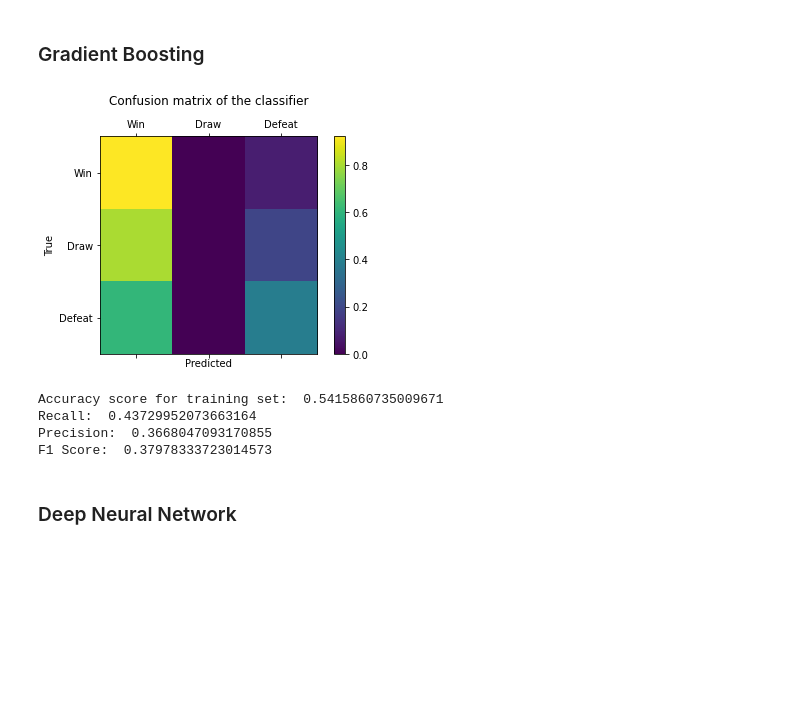
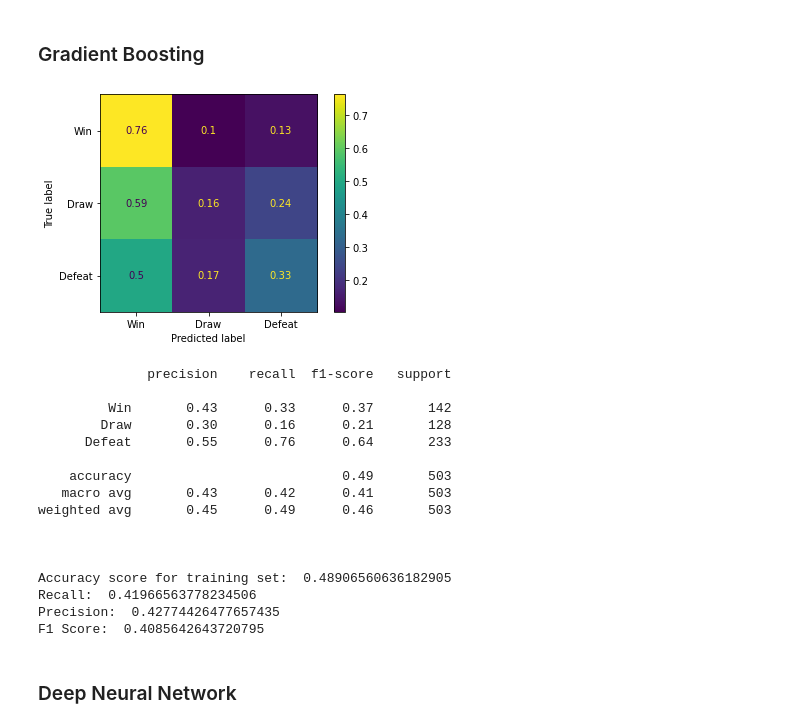
Before and after one commit to motapinto/football-classification-predications, a Jupyter notebook: src/Supervised Learning Models.ipynb, the cells around one changed output. Cells and saved outputs as stored; diff of their text form; code cells hidden in the pictures; blank space fills up the shorter version.

```diff
--- a/src/Supervised Learning Models.ipynb
+++ b/src/Supervised Learning Models.ipynb
@@ -935,22 +936,18 @@ def predict_proba(clf, X_test):
     return clf.predict_proba(X_test)
 
 def predict_metrics(y_test, y_predict):
-    labels = ['Win', 'Draw', 'Defeat']
+    ls = ['Win', 'Draw', 'Defeat']
 
-    # Confusion matrix
-    cm = metrics.confusion_matrix(y_test, y_predict, labels, normalize='true')
-    fig = plt.figure()
-    ax = fig.add_subplot(111)
-    cax = ax.matshow(cm)
-    plt.title('Confusion matrix of the classifier\n')
-    fig.colorbar(cax)
-    ax.set_xticklabels([''] + labels)
-    ax.set_yticklabels([''] + labels)
-    plt.xlabel('Predicted')
-    plt.ylabel('True')
+    from sklearn.metrics import ConfusionMatrixDisplay
+    cm = metrics.confusion_matrix(y_test, y_predict, ls, normalize='true')
+    disp = ConfusionMatrixDisplay(confusion_matrix=cm, display_labels=ls)
+    disp.plot(include_values=True)
     plt.show()
 
-    print("Accuracy score for training set: ", metrics.accuracy_score(y_test, y_predict))
+    from sklearn.metrics import classification_report
+    print(classification_report(y_test, y_predict, target_names=ls))
+
+    print("\n\nAccuracy score for training set: ", metrics.accuracy_score(y_test, y_predict))
     print("Recall: ", metrics.recall_score(y_test, y_predict, average='macro'))
     print("Precision: ", metrics.precision_score(y_test, y_predict, average='macro'))
     print("F1 Score: ", metrics.f1_score(y_test, y_predict, average='macro'))
@@ -975,7 +972,7 @@ def train_predict(clf, X_train, y_train, X_test, y_test):
     train_model(clf, X_train, y_train)
     y_predict = predict_outcome(clf, X_test)
     predict_metrics(y_test, y_predict)
-    roc_curve(predict_proba(clf, X_test)[:,1])
+    #roc_curve(predict_proba(clf, X_test)[:,1])
 
 def train_predict_nn(clf, X_train, y_train, X_test, y_test, encoder):
     train_model_nn(clf, X_train, y_train)
@@ -1066,14 +1109,26 @@ F1 Score:  0.3875726966636057
 # %% [markdown]
 ### Gradient Boosting
 # %%
-clf = XGBClassifier(max_depth=20, eta=0.15, gamma=15, subsample=0.1)
+clf = XGBClassifier(max_depth=20)
 train_predict(clf, X_train, y_train, X_test, y_test)
 # %% [output]
-[figure, old version]
+[figure, new version]
-Accuracy score for training set:  0.5415860735009671
-Recall:  0.43729952073663164
-Precision:  0.3668047093170855
-F1 Score:  0.37978333723014573
+              precision    recall  f1-score   support
+
+         Win       0.43      0.33      0.37       142
+        Draw       0.30      0.16      0.21       128
+      Defeat       0.55      0.76      0.64       233
+
+    accuracy                           0.49       503
+   macro avg       0.43      0.42      0.41       503
+weighted avg       0.45      0.49      0.46       503
+
+
+
+Accuracy score for training set:  0.48906560636182905
+Recall:  0.41966563778234506
+Precision:  0.42774426477657435
+F1 Score:  0.4085642643720795
 # %% [markdown]
 ### Deep Neural Network
 # %%
```
Also changed, not shown: parts of 15 cells of this notebook.
